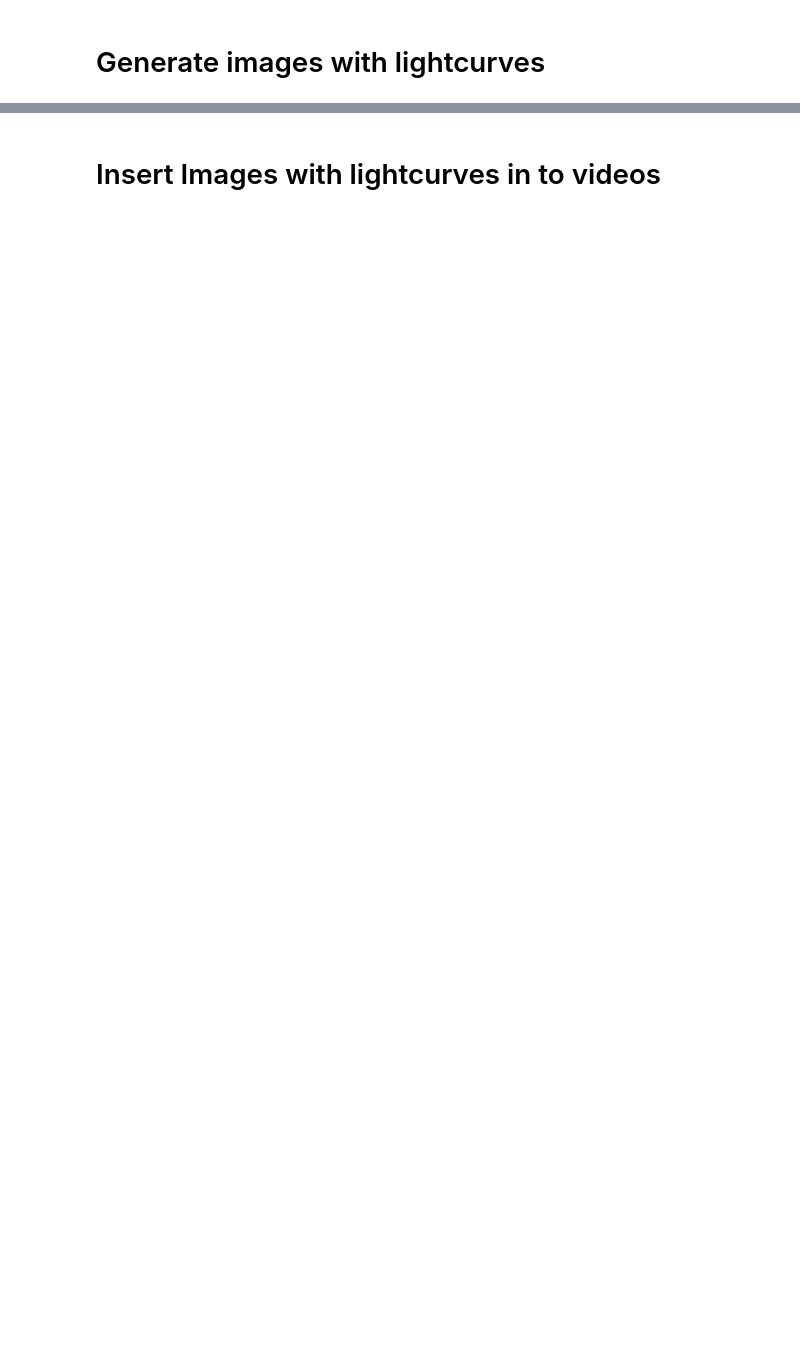
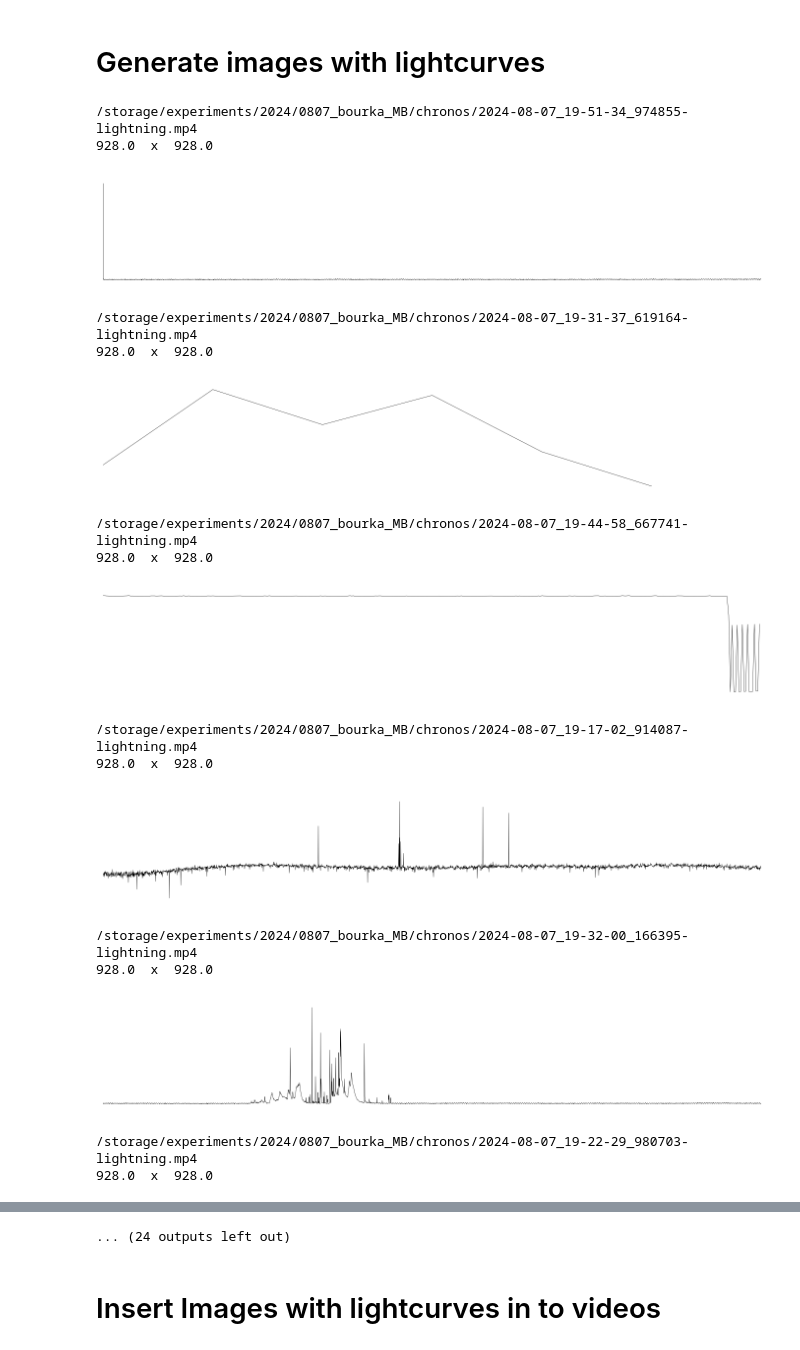
Before and after one commit to ODZ-UJF-AV-CR/thesis_parallella, a Jupyter notebook: notebooks/videos2022-P.ipynb, the cells around one changed output, grey strips where cells are left out. Drawn from its saved outputs; the diff is of its cells as text; code cells hidden in the pictures; blank space fills up the shorter version.

```diff
--- a/notebooks/videos2022-P.ipynb
+++ b/notebooks/videos2022-P.ipynb
@@ -413,7 +434,7 @@ for f in glob.iglob(directory + "/*.mp4.csv"): # generator, search immediate sub
 # %%
 os.mkdir(directory + '/output')
 # %%
-for f in glob.iglob(directory + "/*11-32*.mp4"): # generator, search immediate subdirectories
+for f in glob.iglob(directory + "/*.mp4"): # generator, search immediate subdirectories
     s = f.split('/')
     st = s[len(s)-1]
     print(f)
@@ -423,30 +444,48 @@ for f in glob.iglob(directory + "/*11-32*.mp4"): # generator, search immediate s
 
     if vcap.isOpened():
         # get vcap property
         width  = vcap.get(3)  # float `width`
         height = vcap.get(4)  # float `height`
 
     print(width, ' x ', height)
 
     #w = 9.29
     w = (width+1)/100
     h = 1.5
 
     fig = plt.figure(frameon=False)
     fig.set_size_inches(w,h)
     fig.tight_layout()
     #ax = plt.Axes(fig, [0, 0, 1, 1])
     #ax.set_axis_off()
     #fig.add_axes(ax)
 
     ax = fig.add_axes([0, 0, 1, 1])
     plt.axis('off')
 
     #plt.plot(y.iloc[1:].index,y.iloc[1:]['0'], color='black', linewidth=0.3)
     plt.plot(y.index,y['0'], color='black', linewidth=0.3)
     plt.yscale('log')
     plt.xlim([0,len(y)])
     fig.savefig(directory + '/output/' + st + '.csv.png', dpi=100, bbox_inches='tight', pad_inches = 0)
     plt.show()
 
 None
+# %% [output]
+/storage/experiments/2024/0807_bourka_MB/chronos/2024-08-07_19-51-34_974855-lightning.mp4
+928.0  x  928.0
+[figure, added]
+/storage/experiments/2024/0807_bourka_MB/chronos/2024-08-07_19-31-37_619164-lightning.mp4
+928.0  x  928.0
+[figure, added]
+/storage/experiments/2024/0807_bourka_MB/chronos/2024-08-07_19-44-58_667741-lightning.mp4
+928.0  x  928.0
+[figure, added]
+/storage/experiments/2024/0807_bourka_MB/chronos/2024-08-07_19-17-02_914087-lightning.mp4
+928.0  x  928.0
+[figure, added]
+/storage/experiments/2024/0807_bourka_MB/chronos/2024-08-07_19-32-00_166395-lightning.mp4
+928.0  x  928.0
+[figure, added]
+/storage/experiments/2024/0807_bourka_MB/chronos/2024-08-07_19-22-29_980703-lightning.mp4
+928.0  x  928.0
@@ -453,3 +493,4 @@ None
+... (24 outputs left out)
 # %% [markdown]
 # Insert Images with lightcurves in to videos
 # %%
```
Also changed, not shown: parts of 10 cells of this notebook, 2 other files.
